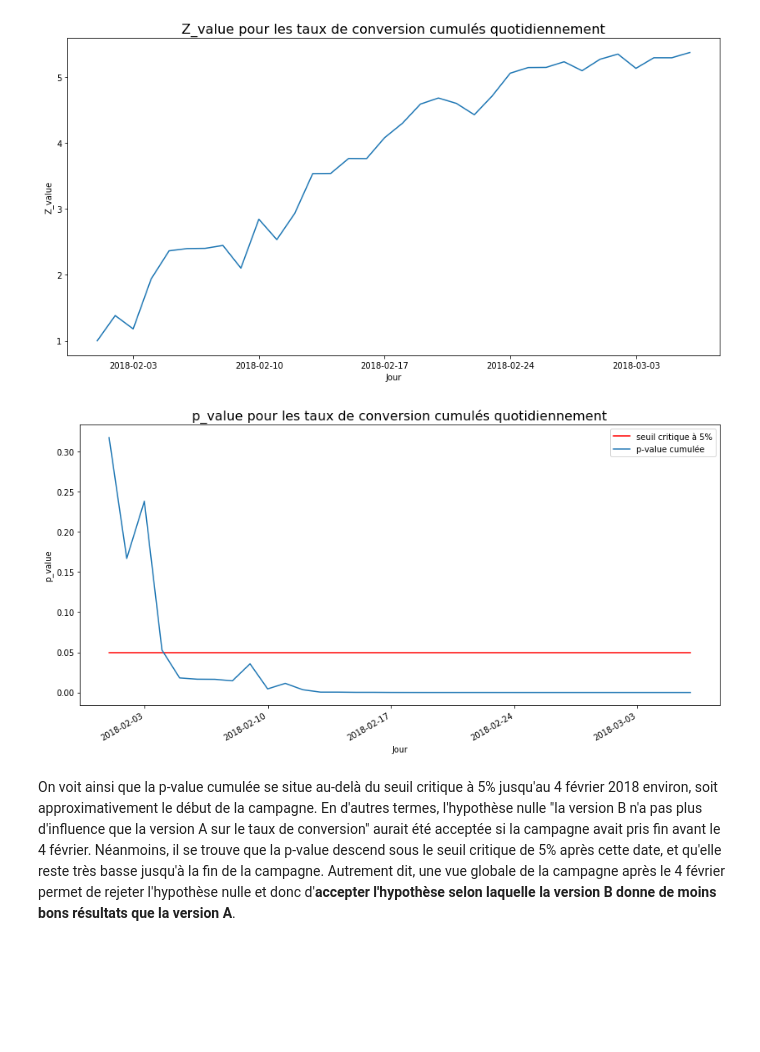
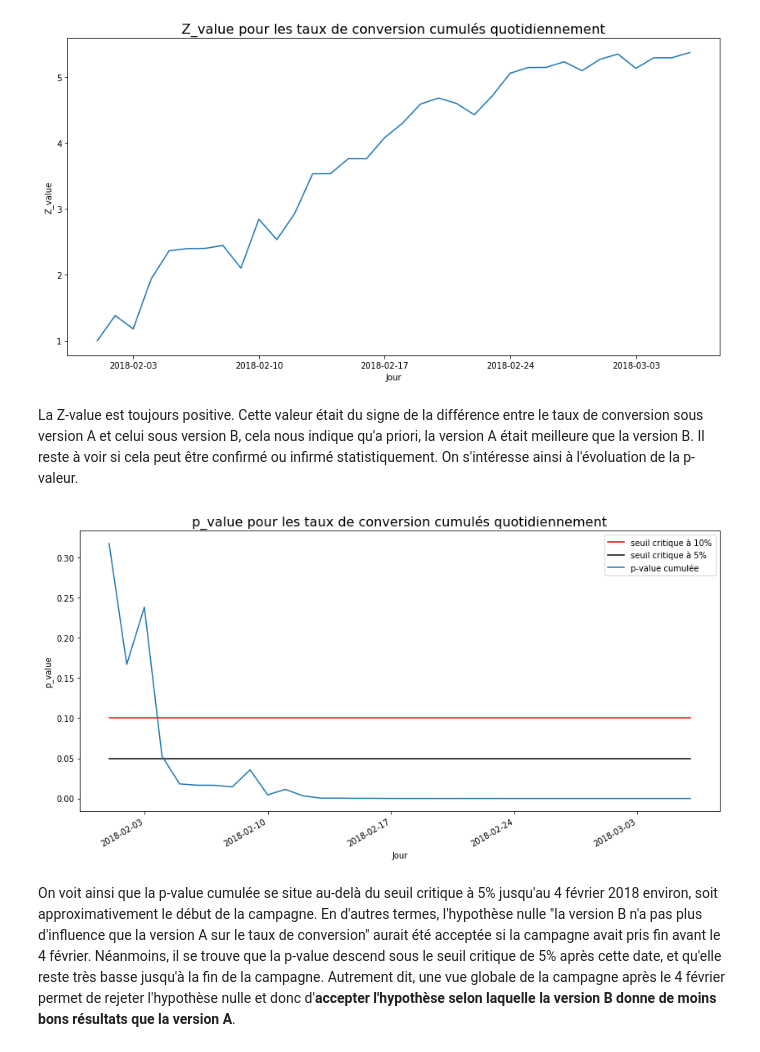
Before and after one commit to mariondechallens/1000mercis, a Jupyter notebook: Analyses/annonceur2_campaign1_page_visite_produit.ipynb, the cells around one changed output. Cells and saved outputs as stored; diff of their text form; code cells hidden in the pictures; blank space fills up the shorter version.

```diff
--- a/Analyses/annonceur2_campaign1_page_visite_produit.ipynb
+++ b/Analyses/annonceur2_campaign1_page_visite_produit.ipynb
@@ -168,20 +166,22 @@ plt.title('Z_value pour les taux de conversion cumulés quotidiennement', fontsi
 plt.show()
 # %% [output]
 [figure]
+# %% [markdown]
+La Z-value est toujours positive. Cette valeur était du signe de la différence entre le taux de conversion sous version A et celui sous version B, cela nous indique qu'a priori, la version A était meilleure que la version B. Il reste à voir si cela peut être confirmé ou infirmé statistiquement. On s'intéresse ainsi à l'évoluation de la p-valeur.
 # %%
 plt.rcParams["figure.figsize"] = (14,7)
 
 fig, ax = plt.subplots()
 fig.autofmt_xdate()
-ax.plot_date(datasetA.index, [0.05]*len(datasetA.index), marker='', linestyle='-', c='red')
-
+ax.plot_date(datasetA.index, [0.1]*len(datasetA.index), marker='', linestyle='-', c='red')
+ax.plot_date(datasetA.index, [0.05]*len(datasetA.index), marker='', linestyle='-', c='black')
 plt.plot(daily_cumsum_datasetA.index, p_value)
 plt.xlabel('Jour')
 plt.ylabel('p_value')
 plt.title('p_value pour les taux de conversion cumulés quotidiennement', fontsize=16)
-plt.legend(['seuil critique à 5%', 'p-value cumulée'], loc='best')
+plt.legend(['seuil critique à 10%', 'seuil critique à 5%', 'p-value cumulée'], loc='best')
 plt.show()
 # %% [output]
-[figure, old version]
+[figure, new version]
 # %% [markdown]
 On voit ainsi que la p-value cumulée se situe au-delà du seuil critique à 5% jusqu'au 4 février 2018 environ, soit approximativement le début de la campagne. En d'autres termes, l'hypothèse nulle "la version B n'a pas plus d'influence que la version A sur le taux de conversion" aurait été acceptée si la campagne avait pris fin avant le 4 février. Néanmoins, il se trouve que la p-value descend sous le seuil critique de 5% après cette date, et qu'elle reste très basse jusqu'à la fin de la campagne. Autrement dit, une vue globale de la campagne après le 4 février permet de rejeter l'hypothèse nulle et donc d'**accepter l'hypothèse selon laquelle la version B donne de moins bons résultats que la version A**.
```
Also changed, not shown: parts of 10 cells of this notebook, 1 other file.
